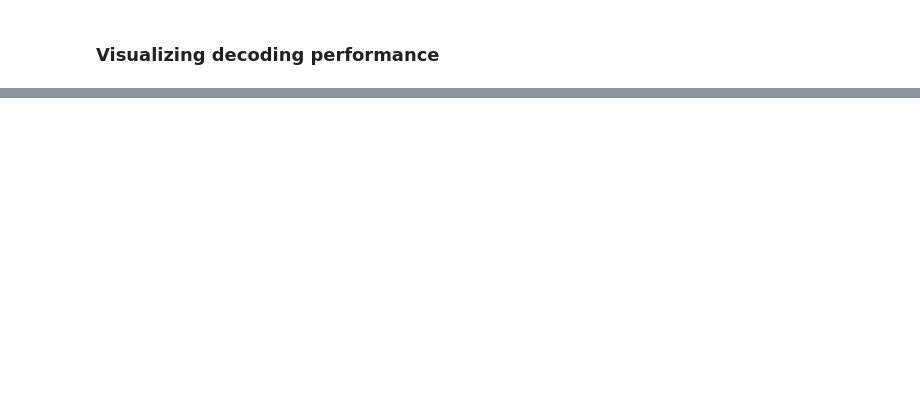
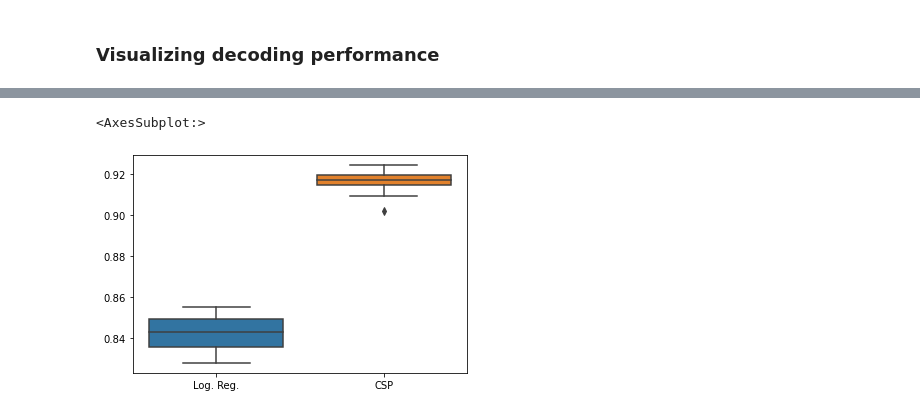
Before and after one commit to hoechenberger/neurospin-mne-hackathon-2022, a Jupyter notebook: 06-trial_based_decoding.ipynb, the cells around one changed output, grey strips where cells are left out. Saved outputs shown, nothing was run; the diff lists cells and outputs as text; code cells hidden in the pictures; blank space fills up the shorter version.

```diff
--- a/06-trial_based_decoding.ipynb
+++ b/06-trial_based_decoding.ipynb
@@ -110,0 +186,13 @@ ax = sns.swarmplot(y=decoding_scores_all_subjects_mean, color='black')
+# %%
+import pandas as pd
+
+scores_df = pd.DataFrame(
+    {
+        'Log. Reg.': decoding_scores_all_subjects_mean,
+        'CSP': decoding_scores_all_subjects_csp_mean
+     }
+)
+sns.boxplot(data=scores_df)
+# %% [output]
+<AxesSubplot:>
+[figure, added]
```
Also changed, not shown: parts of 7 cells of this notebook.
